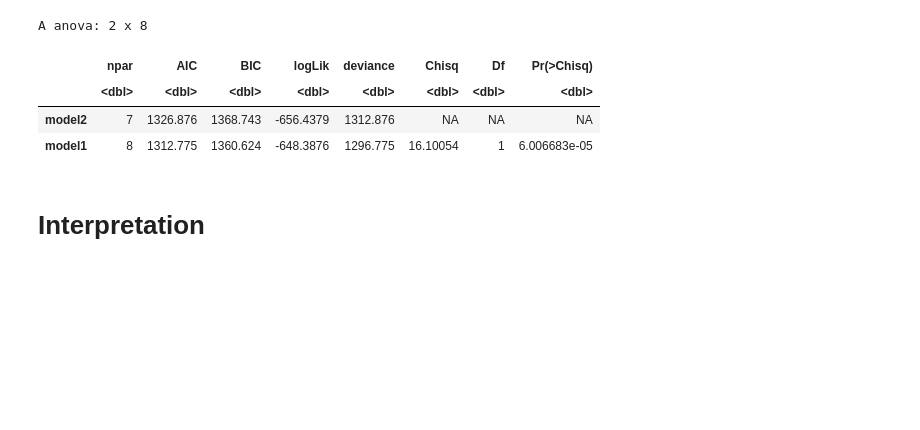
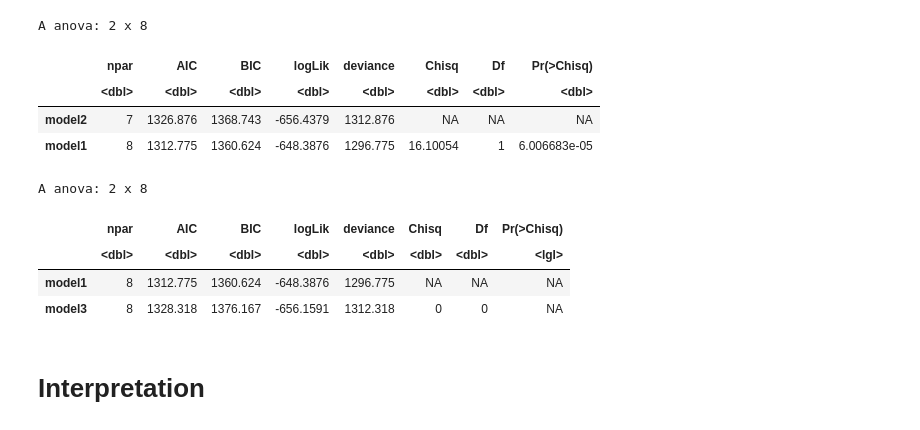
Before and after one commit to grow-ai-like-a-child/referential-gaze, a Jupyter notebook: human.ipynb, the cells around one changed output. Drawn from its saved outputs; the diff is of its cells as text; code cells hidden in the pictures; blank space fills up the shorter version.

```diff
--- a/human.ipynb
+++ b/human.ipynb
@@ -127,6 +128,12 @@ model2 <- glmer(Accuracy ~ Angle + scale(Proximity, scale=FALSE) + scale(n_candi
                data = df,
                family = binomial(link = "logit"),
                offset = offset)
+# %%
+# delete Actor and turn Angle into Side
+model3 <- glmer(Accuracy ~ Side *  scale(Proximity, scale=FALSE) +  Side *  scale(n_candidates, scale=FALSE) + (1 | Stimulus_ID) + (1|Participant_ID),
+               data = df,
+               family = binomial(link = "logit"),
+               offset = offset)
 # %% [markdown]
 # Model selection
 # %%
@@ -137,6 +144,14 @@ A anova: 2 x 8
 |  | <dbl> | <dbl> | <dbl> | <dbl> | <dbl> | <dbl> | <dbl> | <dbl> |
 | model2 | 7 | 1326.876 | 1368.743 | -656.4379 | 1312.876 | NA | NA | NA |
 | model1 | 8 | 1312.775 | 1360.624 | -648.3876 | 1296.775 | 16.10054 | 1 | 6.006683e-05 |
+# %%
+anova(model1, model3)
+# %% [output]
+A anova: 2 x 8
+|  | npar | AIC | BIC | logLik | deviance | Chisq | Df | Pr(>Chisq) |
+|  | <dbl> | <dbl> | <dbl> | <dbl> | <dbl> | <dbl> | <dbl> | <lgl> |
+| model1 | 8 | 1312.775 | 1360.624 | -648.3876 | 1296.775 | NA | NA | NA |
+| model3 | 8 | 1328.318 | 1376.167 | -656.1591 | 1312.318 | 0 | 0 | NA |
 # %%
 model <- model1
 # %% [markdown]
```
Also changed, not shown: parts of 4 cells of this notebook, 1 other file.
